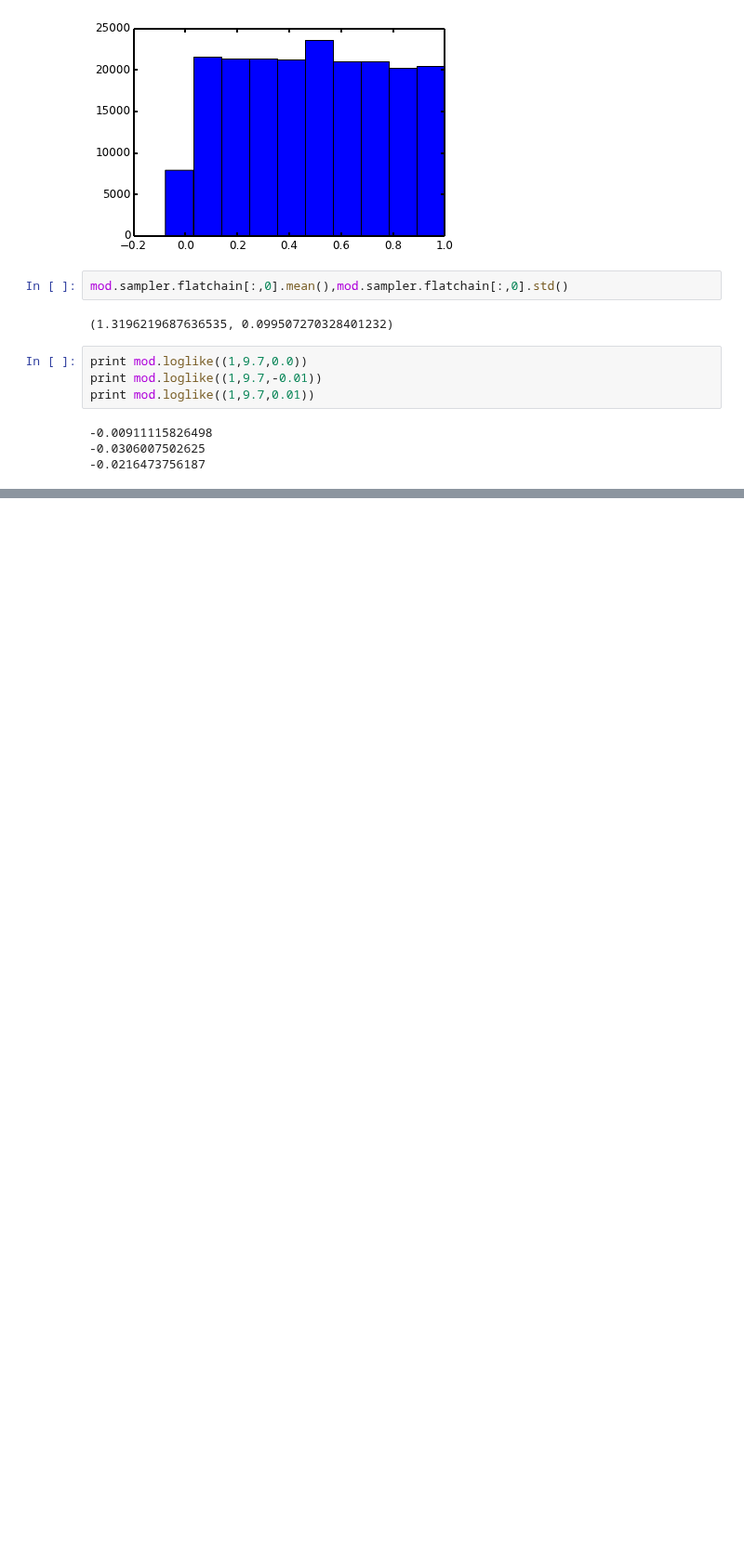
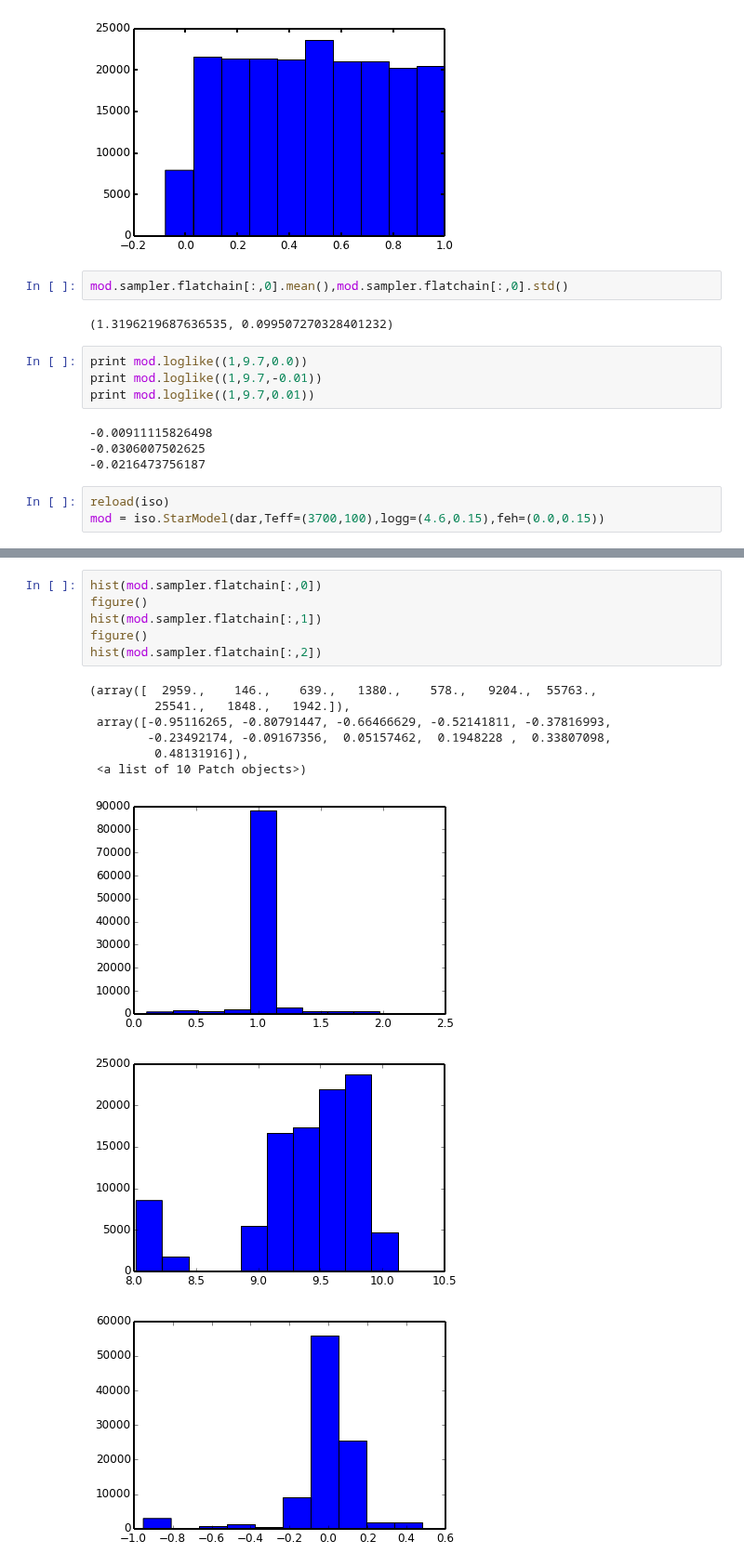
Before and after one commit to timothydmorton/isochrones, a Jupyter notebook: tests.ipynb, the cells around one changed output, grey strips where cells are left out. Shown at 93% size. Drawn from its saved outputs; the diff is of its cells as text; blank space fills up the shorter version.

```diff
--- a/tests.ipynb
+++ b/tests.ipynb
@@ -150,3 +150,6 @@ print mod.loglike((1,9.7,0.01))
 -0.00911115826498
 -0.0306007502625
 -0.0216473756187
+# %%
+reload(iso)
+mod = iso.StarModel(dar,Teff=(3700,100),logg=(4.6,0.15),feh=(0.0,0.15))
@@ -152,0 +184,16 @@ print mod.loglike((1,9.7,0.01))
+# %%
+hist(mod.sampler.flatchain[:,0])
+figure()
+hist(mod.sampler.flatchain[:,1])
+figure()
+hist(mod.sampler.flatchain[:,2])
+# %% [output]
+(array([  2959.,    146.,    639.,   1380.,    578.,   9204.,  55763.,
+         25541.,   1848.,   1942.]),
+ array([-0.95116265, -0.80791447, -0.66466629, -0.52141811, -0.37816993,
+        -0.23492174, -0.09167356,  0.05157462,  0.1948228 ,  0.33807098,
+         0.48131916]),
+ <a list of 10 Patch objects>)
+[figure, added]
+[figure, added]
+[figure, added]
```
Also changed, not shown: parts of 4 cells of this notebook, 2 other files.
